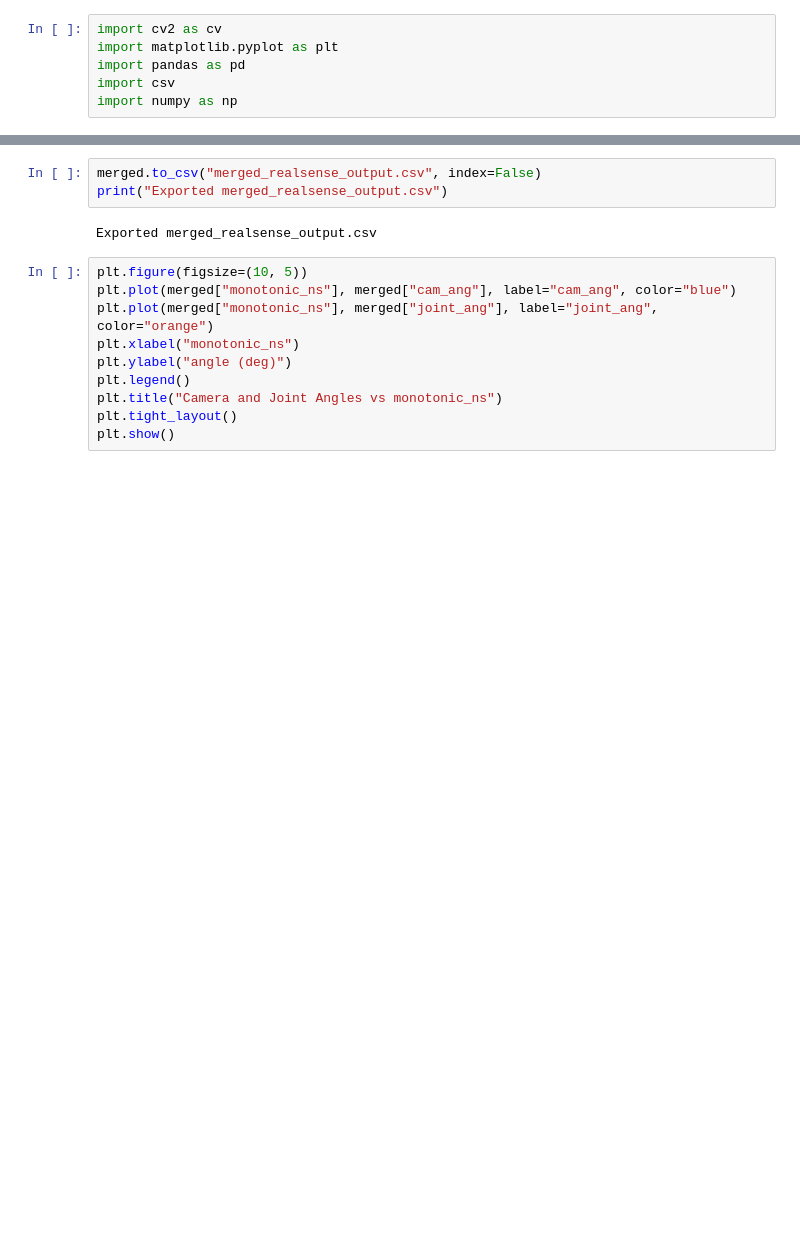
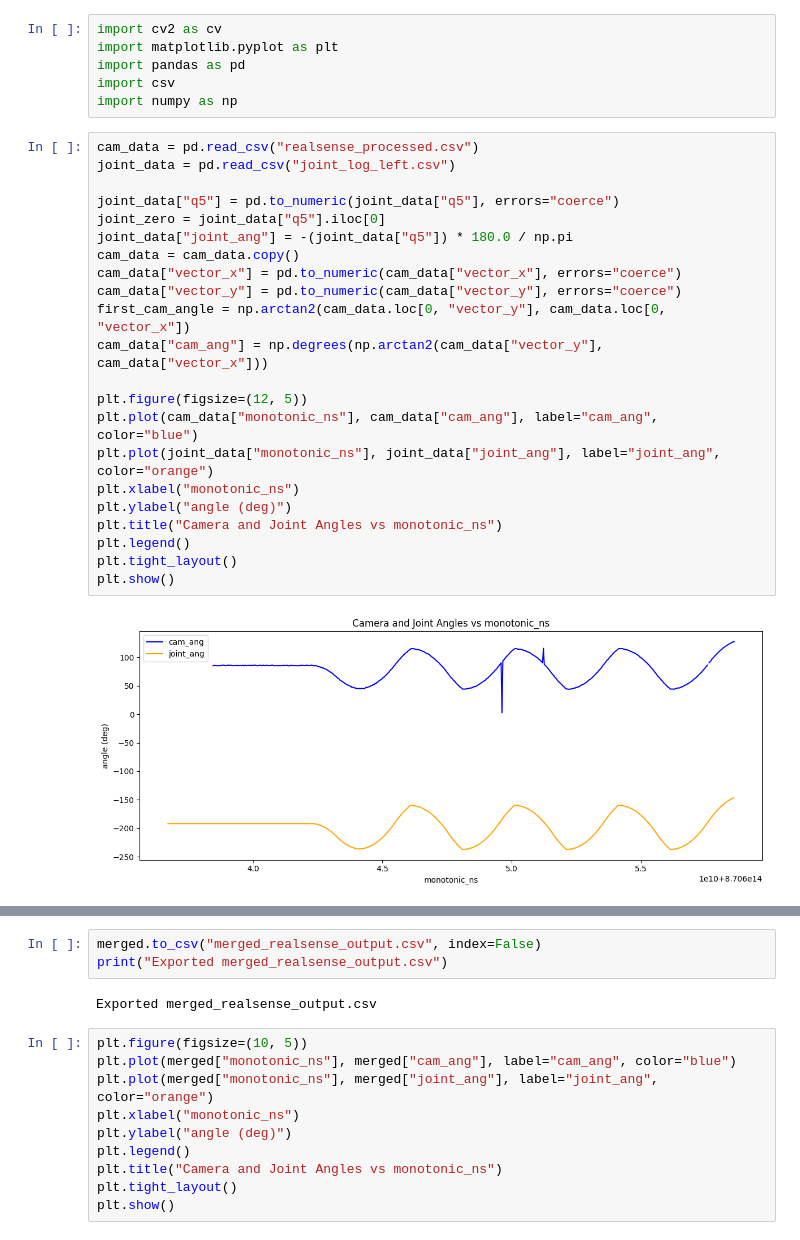
Before and after one commit to zruan-rf/latency_gen-umi, a Jupyter notebook: test.ipynb, the cells around one changed output, grey strips where cells are left out. Cells and saved outputs as stored; diff of their text form; blank space fills up the shorter version.

Commit message:
Tested realsense

```diff
--- a/test.ipynb
+++ b/test.ipynb
@@ -4,6 +4,30 @@ import matplotlib.pyplot as plt
 import pandas as pd
 import csv
 import numpy as np
+# %%
+cam_data = pd.read_csv("realsense_processed.csv")
+joint_data = pd.read_csv("joint_log_left.csv")
+
+joint_data["q5"] = pd.to_numeric(joint_data["q5"], errors="coerce")
+joint_zero = joint_data["q5"].iloc[0]
+joint_data["joint_ang"] = -(joint_data["q5"]) * 180.0 / np.pi
+cam_data = cam_data.copy()
+cam_data["vector_x"] = pd.to_numeric(cam_data["vector_x"], errors="coerce")
+cam_data["vector_y"] = pd.to_numeric(cam_data["vector_y"], errors="coerce")
+first_cam_angle = np.arctan2(cam_data.loc[0, "vector_y"], cam_data.loc[0, "vector_x"])
+cam_data["cam_ang"] = np.degrees(np.arctan2(cam_data["vector_y"], cam_data["vector_x"]))
+
+plt.figure(figsize=(12, 5))
+plt.plot(cam_data["monotonic_ns"], cam_data["cam_ang"], label="cam_ang", color="blue")
+plt.plot(joint_data["monotonic_ns"], joint_data["joint_ang"], label="joint_ang", color="orange")
+plt.xlabel("monotonic_ns")
+plt.ylabel("angle (deg)")
+plt.title("Camera and Joint Angles vs monotonic_ns")
+plt.legend()
+plt.tight_layout()
+plt.show()
+# %% [output]
+[figure, added]
 # %%
 cam_data = pd.read_csv("realsense_processed.csv")
 joint_data = pd.read_csv("joint_log_left.csv")
```
Also changed, not shown: parts of 5 cells of this notebook, 7 other files.
